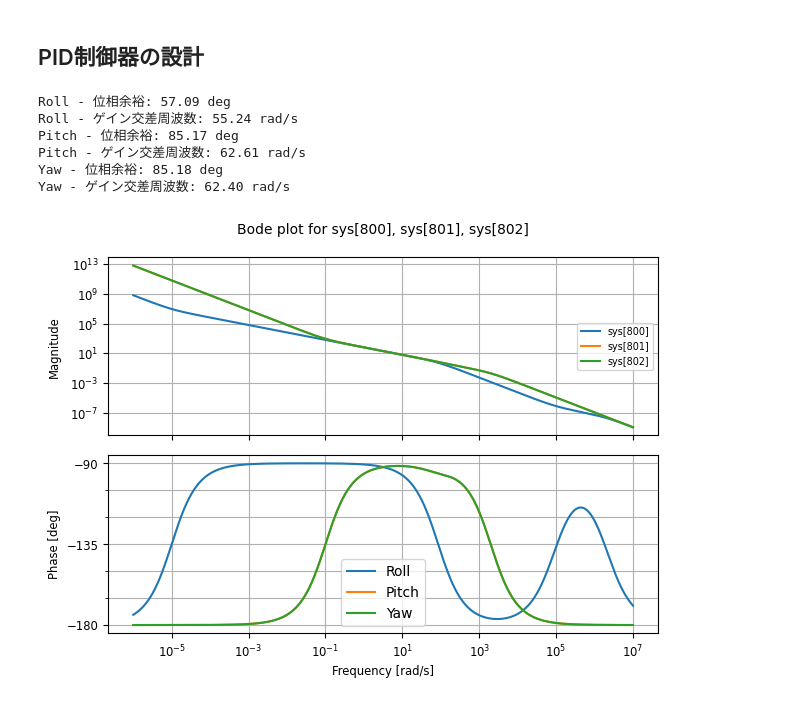
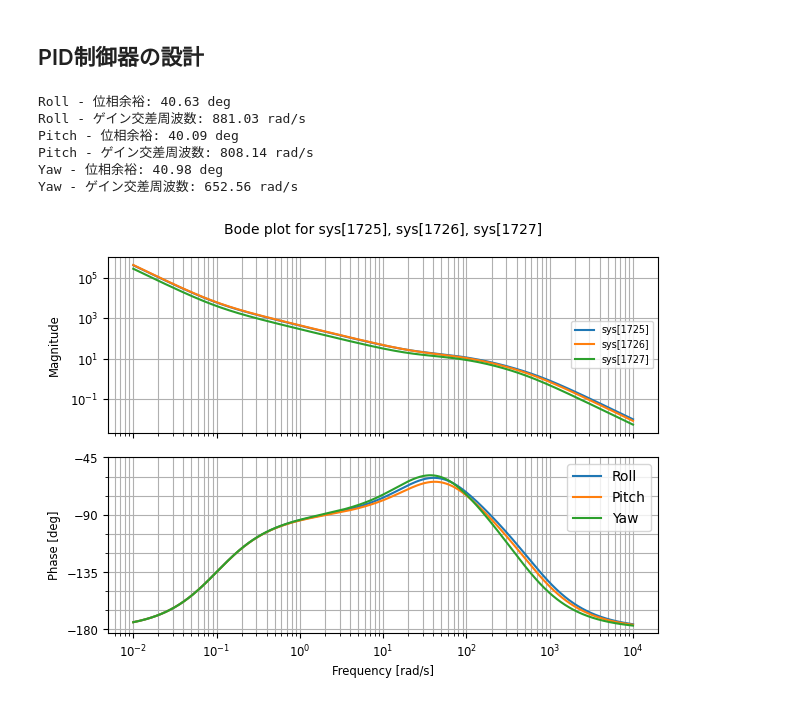
Before and after one commit to Akiden-san/Controller_desigen_exercise, a Jupyter notebook: python_control_practice.ipynb, the cells around one changed output. Cells and saved outputs as stored; diff of their text form; code cells hidden in the pictures.

```diff
--- a/python_control_practice.ipynb
+++ b/python_control_practice.ipynb
@@ -198,19 +198,19 @@ Yaw - ゲイン交差周波数: 99.56 rad/s
 # %%
 # PID制御器の設計
 # 以下のゲインを変更して臨む位相余裕になるように試行錯誤してください
-Kp_roll = 0.3
-Ti_roll = 100000
-Td_roll = 0.00001
-eta_roll = 0.05
+Kp_roll = 2
+Ti_roll = 10
+Td_roll = 0.038
+eta_roll = 0.04
 
-Kp_pitch = 0.43
+Kp_pitch = 3
 Ti_pitch = 10
-Td_pitch = 0.01
+Td_pitch = 0.034
 eta_pitch = 0.05
 
-Kp_yaw = 2.2
+Kp_yaw = 10
 Ti_yaw = 10
-Td_yaw = 0.01
+Td_yaw = 0.043
 eta_yaw = 0.05
 
 # 不完全微分を含むPID制御器の伝達関数
@@ -226,37 +226,37 @@ sys_yaw_i = ctrl.tf([1], [Ti_yaw, 0])
 sys_yaw_d = ctrl.tf([Td_yaw, 0], [eta_yaw*Td_yaw, 1])
 sys_yaw_pid = Kp_yaw * (1 + sys_yaw_i + sys_yaw_d)
 
 sys_roll_pid = Kp_roll * (1 + sys_roll_i + sys_roll_d)
 
 sys_pitch_i = ctrl.tf([1], [Ti_pitch, 0])
 sys_pitch_d = ctrl.tf([Td_pitch, 0], [eta_pitch*Td_pitch, 1])
 sys_pitch_pid = Kp_pitch * (1 + sys_pitch_i + sys_pitch_d)
 
 sys_yaw_i = ctrl.tf([1], [Ti_yaw, 0])
 sys_yaw_d = ctrl.tf([Td_yaw, 0], [eta_yaw*Td_yaw, 1])
 sys_yaw_pid = Kp_yaw * (1 + sys_yaw_i + sys_yaw_d)
 
 
 # 制御系の伝達関数
 sys_roll_openloop = sys_roll_pid*sys_roll
 sys_pitch_openloop = sys_pitch_pid*sys_pitch
 sys_yaw_openloop = sys_yaw_pid*sys_yaw
 
 # 余裕を表示
 for sys, name in zip([sys_roll_openloop, sys_pitch_openloop, sys_yaw_openloop],["Roll", "Pitch", "Yaw"]):
     gm, pm, wg, wp = ctrl.margin(sys)
     print(f"{name} - 位相余裕: {pm:.2f} deg")
     print(f"{name} - ゲイン交差周波数: {wp:.2f} rad/s")
 
 # Bode線図を描く
 ctrl.bode([sys_roll_openloop, sys_pitch_openloop, sys_yaw_openloop])
 plt.legend(["Roll", "Pitch", "Yaw"])
 plt.show()
 # %% [output]
-Roll - 位相余裕: 57.09 deg
-Roll - ゲイン交差周波数: 55.24 rad/s
-Pitch - 位相余裕: 85.17 deg
-Pitch - ゲイン交差周波数: 62.61 rad/s
-Yaw - 位相余裕: 85.18 deg
-Yaw - ゲイン交差周波数: 62.40 rad/s
+Roll - 位相余裕: 40.63 deg
+Roll - ゲイン交差周波数: 881.03 rad/s
+Pitch - 位相余裕: 40.09 deg
+Pitch - ゲイン交差周波数: 808.14 rad/s
+Yaw - 位相余裕: 40.98 deg
+Yaw - ゲイン交差周波数: 652.56 rad/s
-[figure, old version]
+[figure, new version]
```
Also changed, not shown: parts of 1 cell of this notebook.
